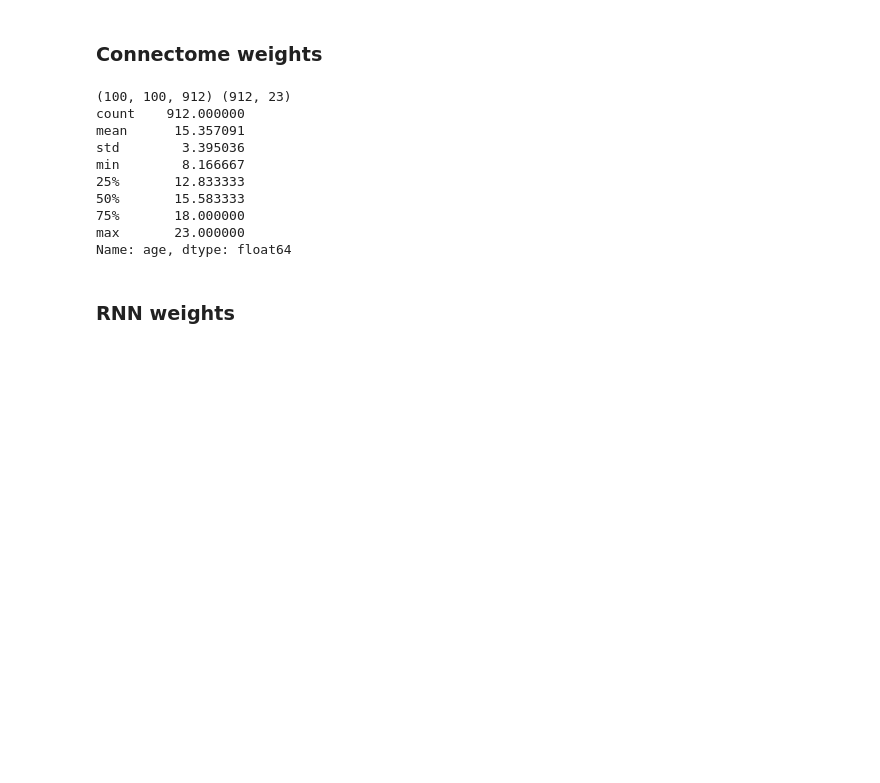
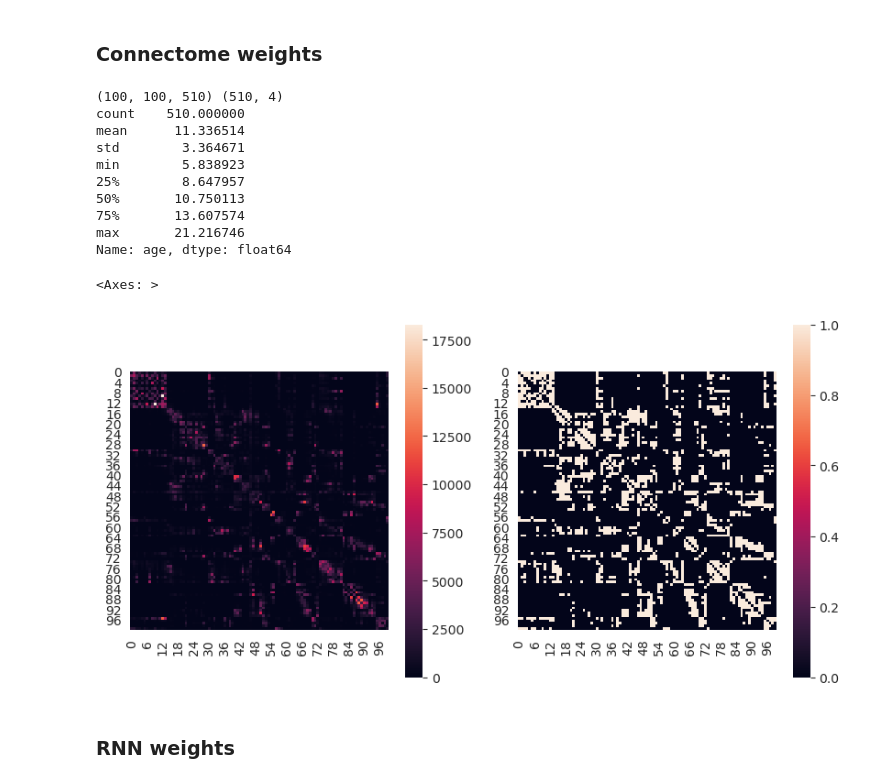
Before and after one commit to LindenParkesLab/neuro_rnn, a Jupyter notebook: scripts/results_rnn_vs_structural_connectome.ipynb, the cells around one changed output. Drawn from its saved outputs; the diff is of its cells as text; code cells hidden in the pictures; blank space fills up the shorter version.

```diff
--- a/scripts/results_rnn_vs_structural_connectome.ipynb
+++ b/scripts/results_rnn_vs_structural_connectome.ipynb
@@ -161,45 +181,56 @@ if tracto_string != 'probabilistic_sift_radius2':
 # %%
-dataset = 'pnc'
-# dataset = 'hbn'
-# dataset = 'hcpd'
 if dataset == 'pnc':
     Am_human = Am_pnc
     A_human = A_pnc
     df_human = df_pnc
-elif dataset == 'hbn':
+elif dataset == 'hbn_1':
     Am_human = Am_hbn
     A_human = A_hbn
     df_human = df_hbn
-
     df_human = df_human[df_hbn['study_site'] == 'HBN-1']
     A_human = A_human[:, :, df_hbn['study_site'] == 'HBN-1']
-    # df_human = df_human[df_hbn['study_site'] == 'HBN-3']
-    # A_human = A_human[:, :, df_hbn['study_site'] == 'HBN-3']
-    # df_human = df_human[df_hbn['study_site'] == 'HBN-4']
-    # A_human = A_human[:, :, df_hbn['study_site'] == 'HBN-4']
-elif dataset == 'hcpd':
-    Am_human = Am_hcpd
-    A_human = A_hcpd
-    df_human = df_hcpd
+elif dataset == 'hbn_3':
+    Am_human = Am_hbn
+    A_human = A_hbn
+    df_human = df_hbn
+    df_human = df_human[df_hbn['study_site'] == 'HBN-3']
+    A_human = A_human[:, :, df_hbn['study_site'] == 'HBN-3']
 else:
-    cols = ['age', 'sex', 'site']
-    df_human = pd.concat((df_pnc[cols], df_hbn[cols], df_hcpd[cols]), axis=0)
-    A_human = np.concatenate((A_pnc, A_hbn, A_hcpd), axis=2)
+    Am_human = (Am_pnc + Am_hbn) / 2
+    cols = ['age', 'sex', 'study', 'study_site']
+    df_human = pd.concat((df_pnc[cols], df_hbn[cols]), axis=0)
+    A_human = np.concatenate((A_pnc, A_hbn), axis=2)
+    # df_human = pd.concat((df_pnc[cols], df_hbn[df_hbn['study_site'] == 'HBN-3'][cols]), axis=0)
+    # A_human = np.concatenate((A_pnc, A_hbn[:, :, df_hbn['study_site'] == 'HBN-3']), axis=2)
 
 print(A_human.shape, df_human.shape)
 print(df_human['age'].describe())
 n_subjects = A_human.shape[-1]
 # %% [output]
-(100, 100, 912) (912, 23)
-count    912.000000
-mean      15.357091
-std        3.395036
-min        8.166667
-25%       12.833333
-50%       15.583333
-75%       18.000000
-max       23.000000
+(100, 100, 510) (510, 4)
+count    510.000000
+mean      11.336514
+std        3.364671
+min        5.838923
+25%        8.647957
+50%       10.750113
+75%       13.607574
+max       21.216746
 Name: age, dtype: float64
+# %%
+thresh = np.quantile(Am_human, q=0.8)
+mask = Am_human > thresh
+Am_human_thresh = Am_human.copy()
+Am_human_thresh[mask] = 1
+Am_human_thresh[~mask] = 0
+np.fill_diagonal(Am_human_thresh, 0)
+
+f, ax = plt.subplots(1, 2, figsize=(10, 5))
+sns.heatmap(Am_human, ax=ax[0], square=True)
+sns.heatmap(Am_human_thresh, ax=ax[1], square=True)
+# %% [output]
+<Axes: >
+[figure, added]
 # %%
 subj_filter = np.zeros(n_subjects).astype(bool)
 for i in np.arange(n_subjects):
```
Also changed, not shown: parts of 15 cells of this notebook.
